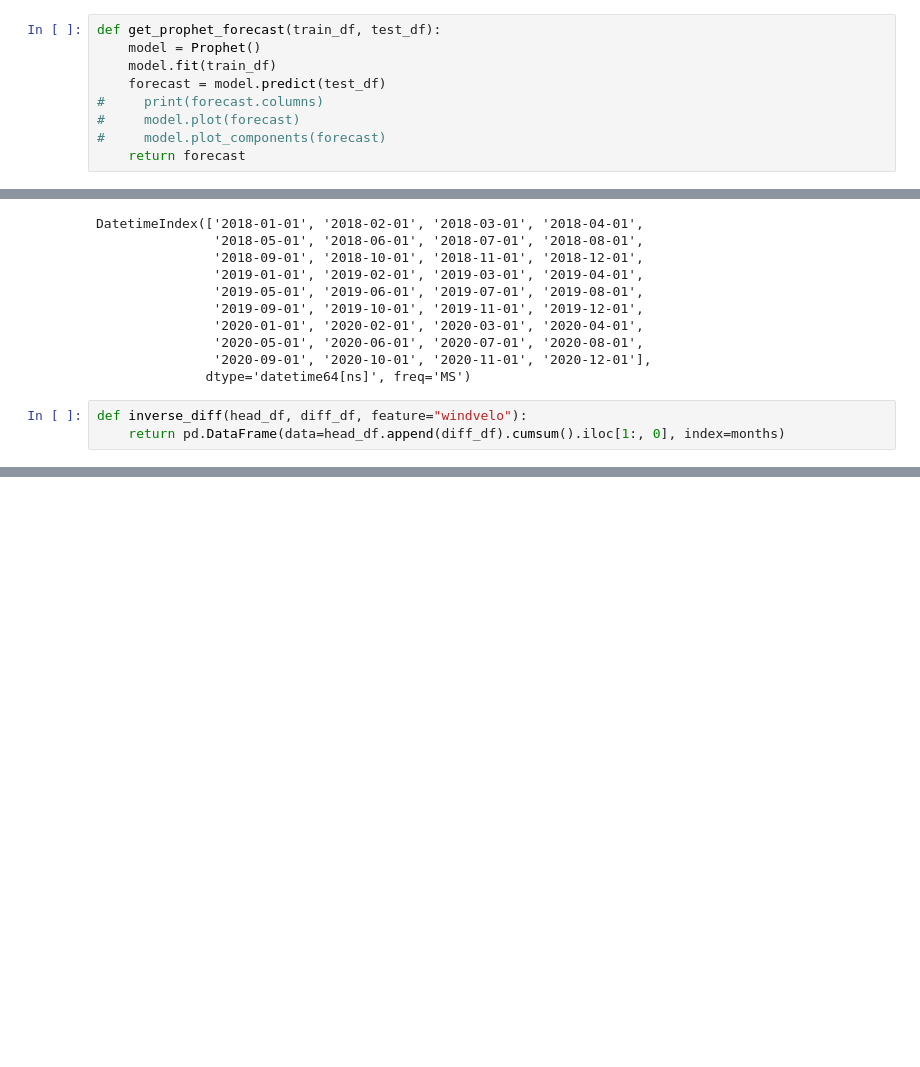
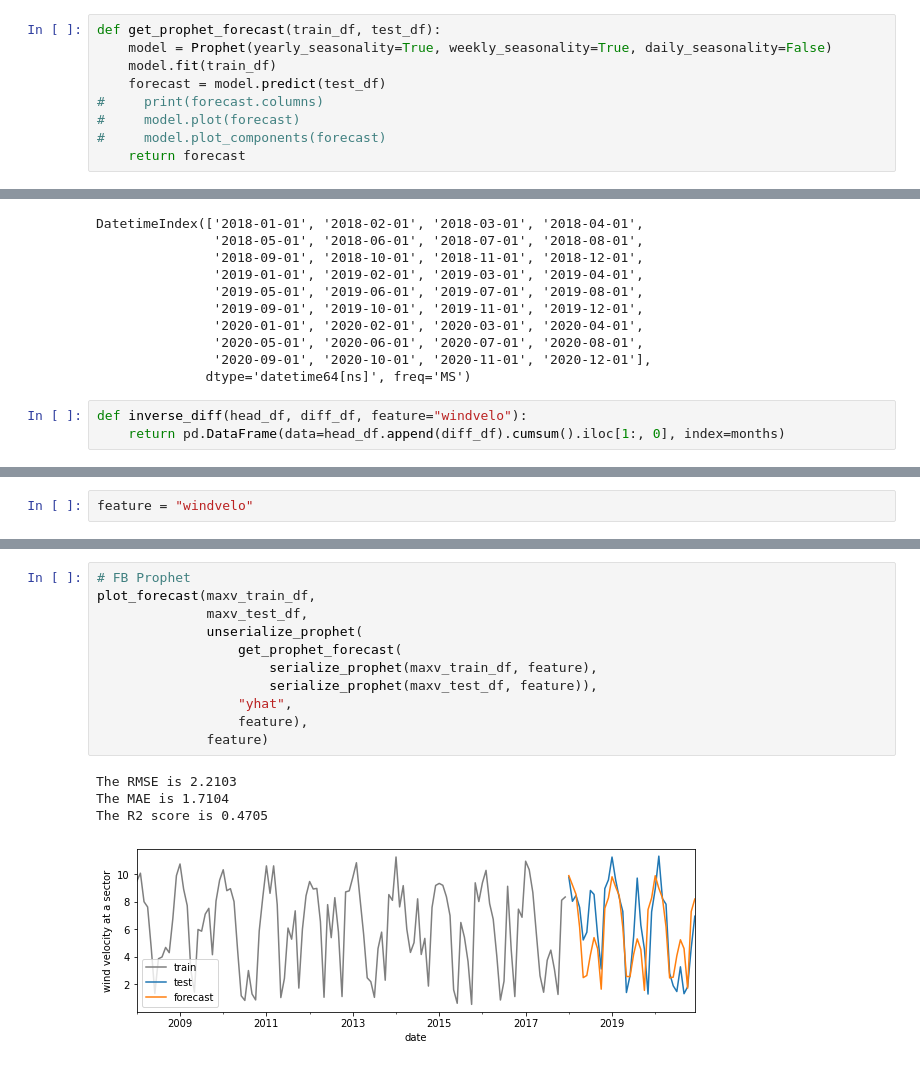
Before and after one commit to janpasia/eskwelabs-capstone, a Jupyter notebook: 04_eda_time_series_fitting.ipynb, the cells around one changed output, grey strips where cells are left out. Saved outputs shown, nothing was run; the diff lists cells and outputs as text; blank space fills up the shorter version.

```diff
--- a/04_eda_time_series_fitting.ipynb
+++ b/04_eda_time_series_fitting.ipynb
@@ -211,7 +215,7 @@ def serialize_prophet(df, feature):
     return fb_df
 # %%
 def get_prophet_forecast(train_df, test_df):
-    model = Prophet()
+    model = Prophet(yearly_seasonality=True, weekly_seasonality=True, daily_seasonality=False)
     model.fit(train_df)
     forecast = model.predict(test_df)
 #     print(forecast.columns)
@@ -716,0 +356,2 @@ The R2 score is -32.1377
+# %%
+feature = "windvelo"
@@ -716,0 +452,16 @@ The R2 score is -32.1377
+# %%
+# FB Prophet
+plot_forecast(maxv_train_df,
+              maxv_test_df,
+              unserialize_prophet(
+                  get_prophet_forecast(
+                      serialize_prophet(maxv_train_df, feature),
+                      serialize_prophet(maxv_test_df, feature)),
+                  "yhat",
+                  feature),
+              feature)
+# %% [output]
+The RMSE is 2.2103
+The MAE is 1.7104
+The R2 score is 0.4705
+[figure, added]
```
Also changed, not shown: parts of 64 cells of this notebook.
